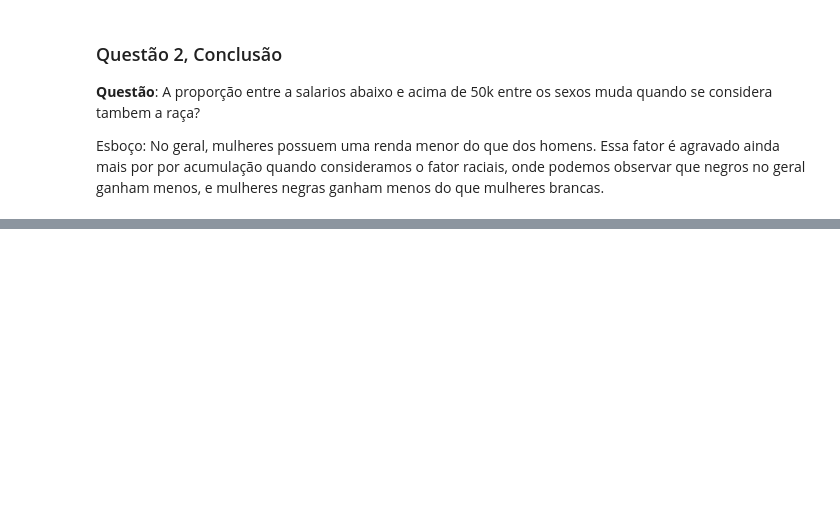
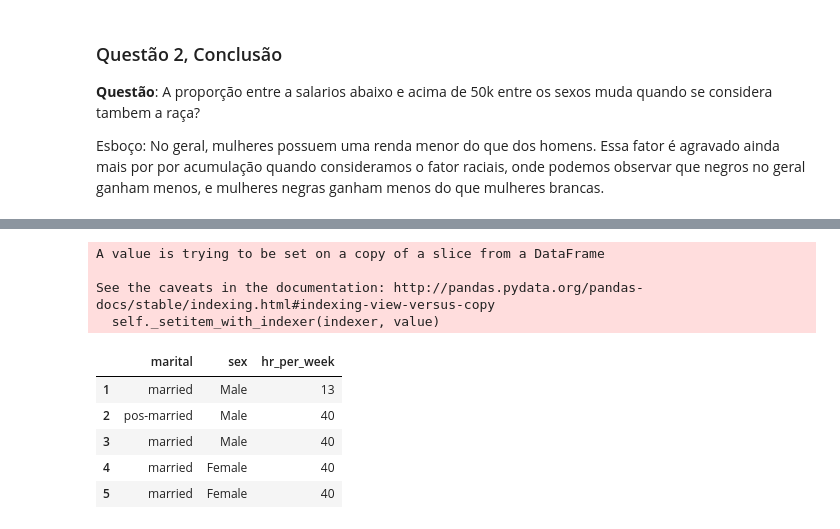
Before and after one commit to Pedalves/DataScience, a Jupyter notebook: ExploratoryDataAnalysis.ipynb, the cells around one changed output, grey strips where cells are left out. Saved outputs shown, nothing was run; the diff lists cells and outputs as text; code cells hidden in the pictures; blank space fills up the shorter version.

```diff
--- a/ExploratoryDataAnalysis.ipynb
+++ b/ExploratoryDataAnalysis.ipynb
@@ -294,0 +316,16 @@ Esboço: No geral, mulheres possuem uma renda menor do que dos homens. Essa fato
+# %%
+df_marital['marital'].loc[df_marital['marital'].isin(
+    ['Married-AF-spouse', 'Married-civ-spouse', 'Married-spouse-absent'])] = 'married'
+df_marital['marital'].loc[df_marital['marital'] != 'married'] = 'pos-married'
+df_marital.head()
+# %% [output]
+A value is trying to be set on a copy of a slice from a DataFrame
+
+See the caveats in the documentation: http://pandas.pydata.org/pandas-docs/stable/indexing.html#indexing-view-versus-copy
+  self._setitem_with_indexer(indexer, value)
+|  | marital | sex | hr_per_week |
+| 1 | married | Male | 13 |
+| 2 | pos-married | Male | 40 |
+| 3 | married | Male | 40 |
+| 4 | married | Female | 40 |
+| 5 | married | Female | 40 |
```
Also changed, not shown: parts of 6 cells of this notebook.
